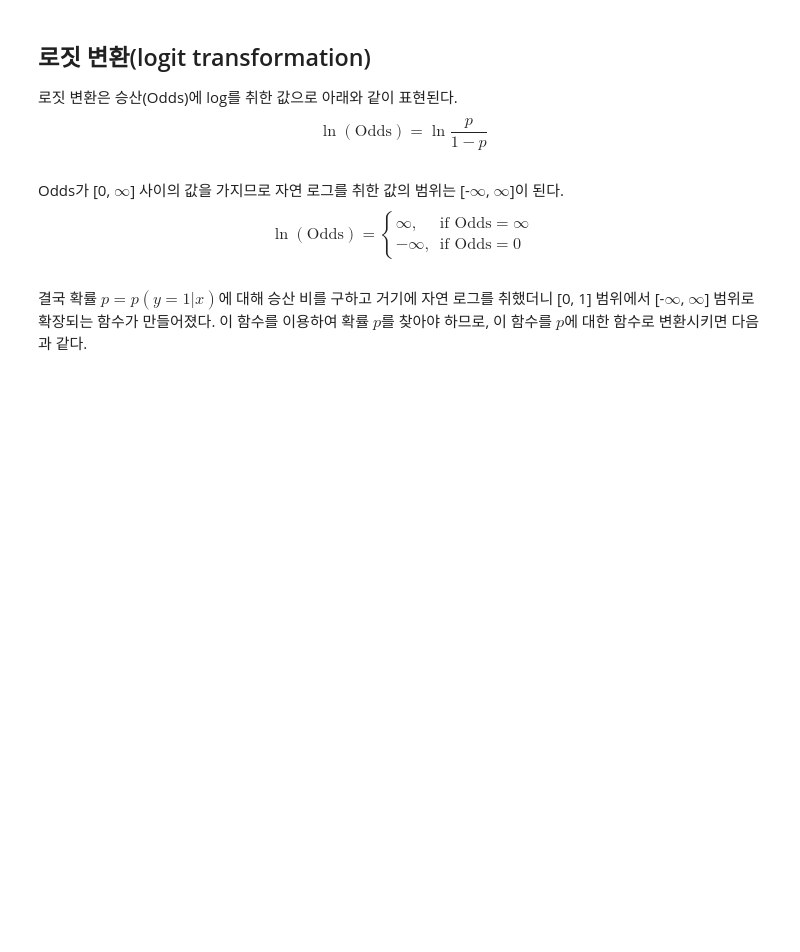
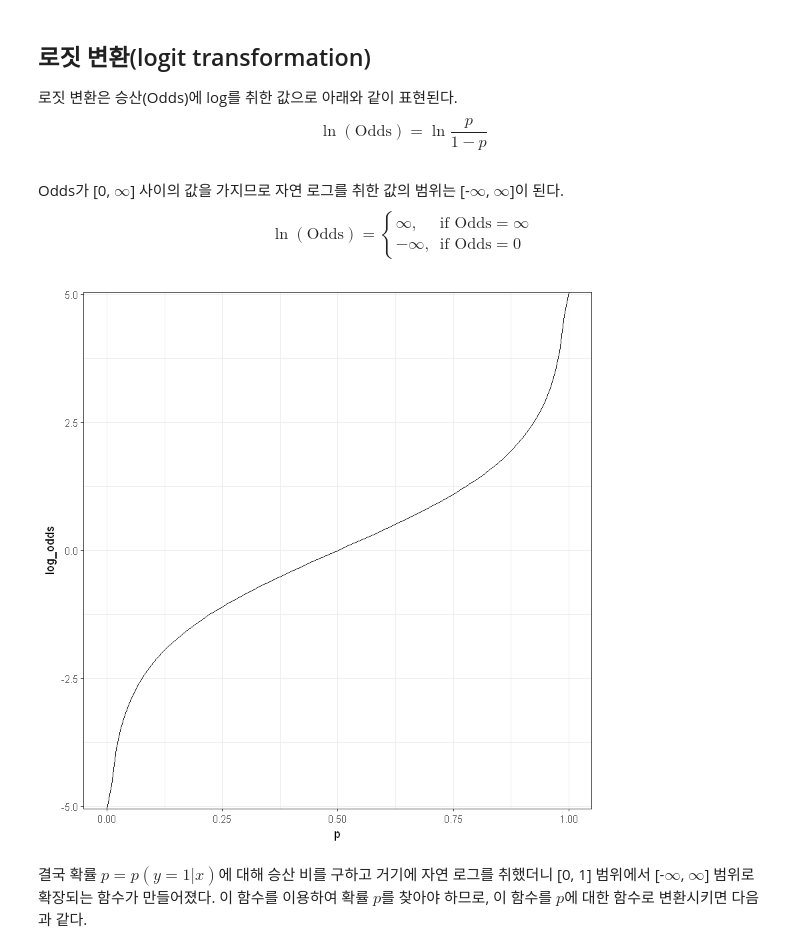
Before and after one commit to rymyung/Machine-Learning, a Jupyter notebook: Logistic Regression.ipynb, the cells around one changed output. Saved outputs shown, nothing was run; the diff lists cells and outputs as text; code cells hidden in the pictures; blank space fills up the shorter version.

```diff
--- a/Logistic Regression.ipynb
+++ b/Logistic Regression.ipynb
@@ -63,6 +72,11 @@ $$\ln (\text{Odds}) = \ln \frac{p}{1-p}$$
 # %% [markdown]
 Odds가 [0, $\infty$] 사이의 값을 가지므로 자연 로그를 취한 값의 범위는 [-$\infty$, $\infty$]이 된다.
 $$\ln (\text{Odds}) = \begin{cases} \infty, & \text{if } \text{Odds} = \infty \\ -\infty, & \text{if } \text{Odds} = 0\end{cases}$$
+# %%
+log_odds <- log(odds)
+ggplot(data.frame(p = p, log_odds = log_odds), aes(p, log_odds)) + geom_line() + theme_bw()
+# %% [output]
+[figure, added]
 # %% [markdown]
 결국 확률 $p = p(y=1|x)$에 대해 승산 비를 구하고 거기에 자연 로그를 취했더니 [0, 1] 범위에서 [-$\infty$, $\infty$] 범위로 확장되는 함수가 만들어졌다. 이 함수를 이용하여 확률 $p$를 찾아야 하므로, 이 함수를 $p$에 대한 함수로 변환시키면 다음과 같다.
 # %% [markdown]
```
Also changed, not shown: parts of 26 cells of this notebook.
